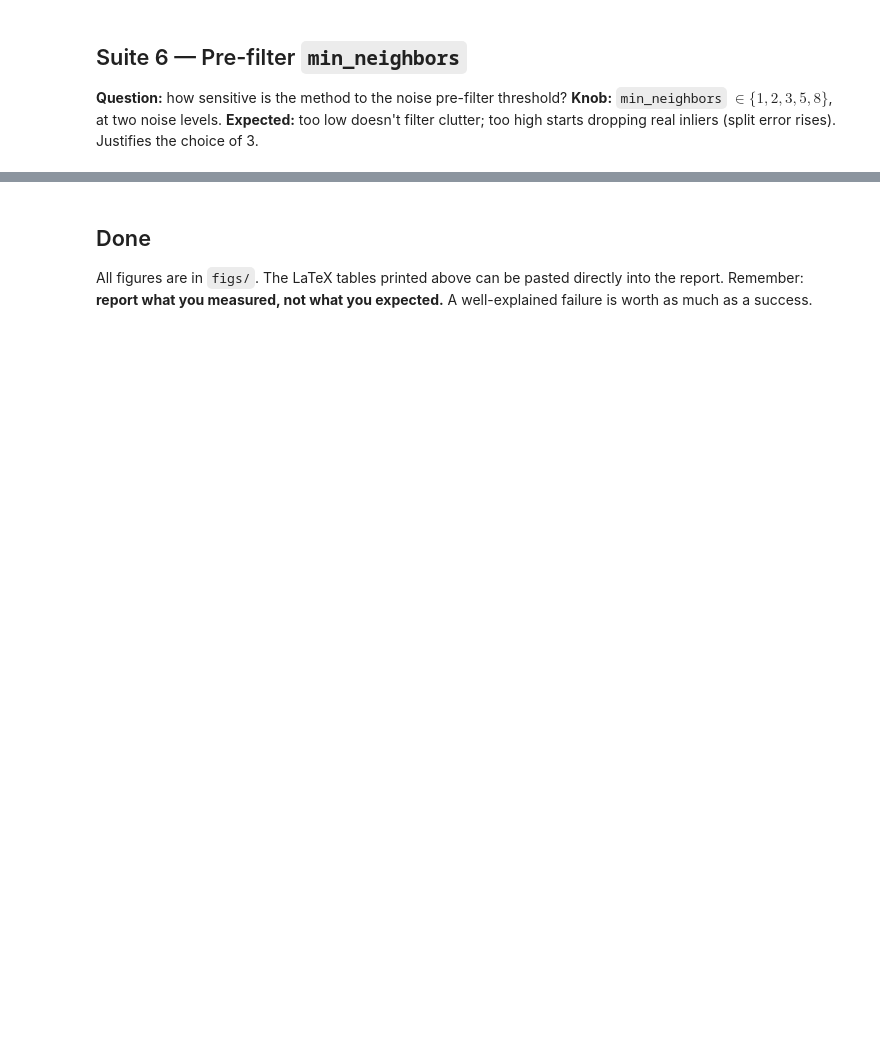
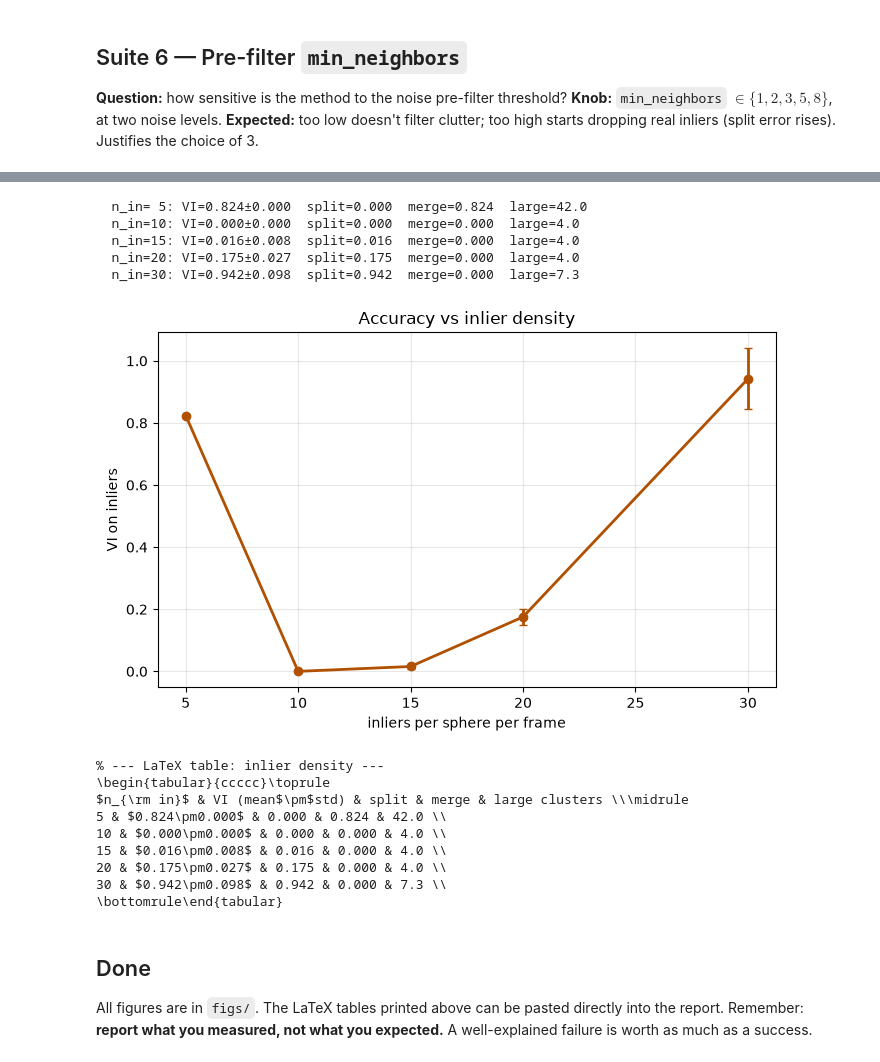
Before and after one commit to damonwatts11/tracking-by-clustering, a Jupyter notebook: test_suite.ipynb, the cells around one changed output, grey strips where cells are left out. Drawn from its saved outputs; the diff is of its cells as text; code cells hidden in the pictures; blank space fills up the shorter version.

```diff
--- a/test_suite.ipynb
+++ b/test_suite.ipynb
@@ -289,3 +384,48 @@ for sig in [0.10, 0.20]:
+# %%
+NIN = [5, 10, 15, 20, 30]
+SEEDS = [0, 1, 2]
+rows = []
+for nin in NIN:
+    vis, sp, mg, nl = [], [], [], []
+    for s in SEEDS:
+        ds = generate_dataset(SimConfig(n_spheres=4, n_inliers_per_sphere=nin,
+                                        obs_noise_std=0.10, seed=s))
+        labels = solve(build(ds))
+        v, spl, mrg = vi_split_merge(ds, labels)
+        vis.append(v); sp.append(spl); mg.append(mrg); nl.append(n_large_clusters(labels))
+    rows.append((nin, np.mean(vis), np.std(vis), np.mean(sp), np.mean(mg), np.mean(nl)))
+    print(f"  n_in={nin:2d}: VI={np.mean(vis):.3f}±{np.std(vis):.3f}  "
+          f"split={np.mean(sp):.3f}  merge={np.mean(mg):.3f}  large={np.mean(nl):.1f}")
+
+nin, vm, vs, spl, mrg, nl = map(np.array, zip(*rows))
+fig, ax = plt.subplots(figsize=(7, 4.5))
+ax.errorbar(nin, vm, yerr=vs, fmt='o-', lw=2, capsize=3, color='#B05000')
+ax.set_xlabel("inliers per sphere per frame"); ax.set_ylabel("VI on inliers")
+ax.set_title("Accuracy vs inlier density"); ax.grid(alpha=0.3)
+fig.tight_layout(); fig.savefig("figs/sweep_inliers.pdf"); plt.show()
+
+print("\n% --- LaTeX table: inlier density ---")
+print(r"\begin{tabular}{ccccc}\toprule")
+print(r"$n_{\rm in}$ & VI (mean$\pm$std) & split & merge & large clusters \\\midrule")
+for n, v, vsd, sp_, mg_, l in rows:
+    print(f"{n} & ${v:.3f}\\pm{vsd:.3f}$ & {sp_:.3f} & {mg_:.3f} & {l:.1f} \\\\")
+print(r"\bottomrule\end{tabular}")
+# %% [output]
+  n_in= 5: VI=0.824±0.000  split=0.000  merge=0.824  large=42.0
+  n_in=10: VI=0.000±0.000  split=0.000  merge=0.000  large=4.0
+  n_in=15: VI=0.016±0.008  split=0.016  merge=0.000  large=4.0
+  n_in=20: VI=0.175±0.027  split=0.175  merge=0.000  large=4.0
+  n_in=30: VI=0.942±0.098  split=0.942  merge=0.000  large=7.3
+[figure, added]
+% --- LaTeX table: inlier density ---
+\begin{tabular}{ccccc}\toprule
+$n_{\rm in}$ & VI (mean$\pm$std) & split & merge & large clusters \\\midrule
+5 & $0.824\pm0.000$ & 0.000 & 0.824 & 42.0 \\
+10 & $0.000\pm0.000$ & 0.000 & 0.000 & 4.0 \\
+15 & $0.016\pm0.008$ & 0.016 & 0.000 & 4.0 \\
+20 & $0.175\pm0.027$ & 0.175 & 0.000 & 4.0 \\
+30 & $0.942\pm0.098$ & 0.942 & 0.000 & 7.3 \\
+\bottomrule\end{tabular}
 # %% [markdown]
 ## Done
 
```
Also changed, not shown: parts of 8 cells of this notebook, 15 other files.
